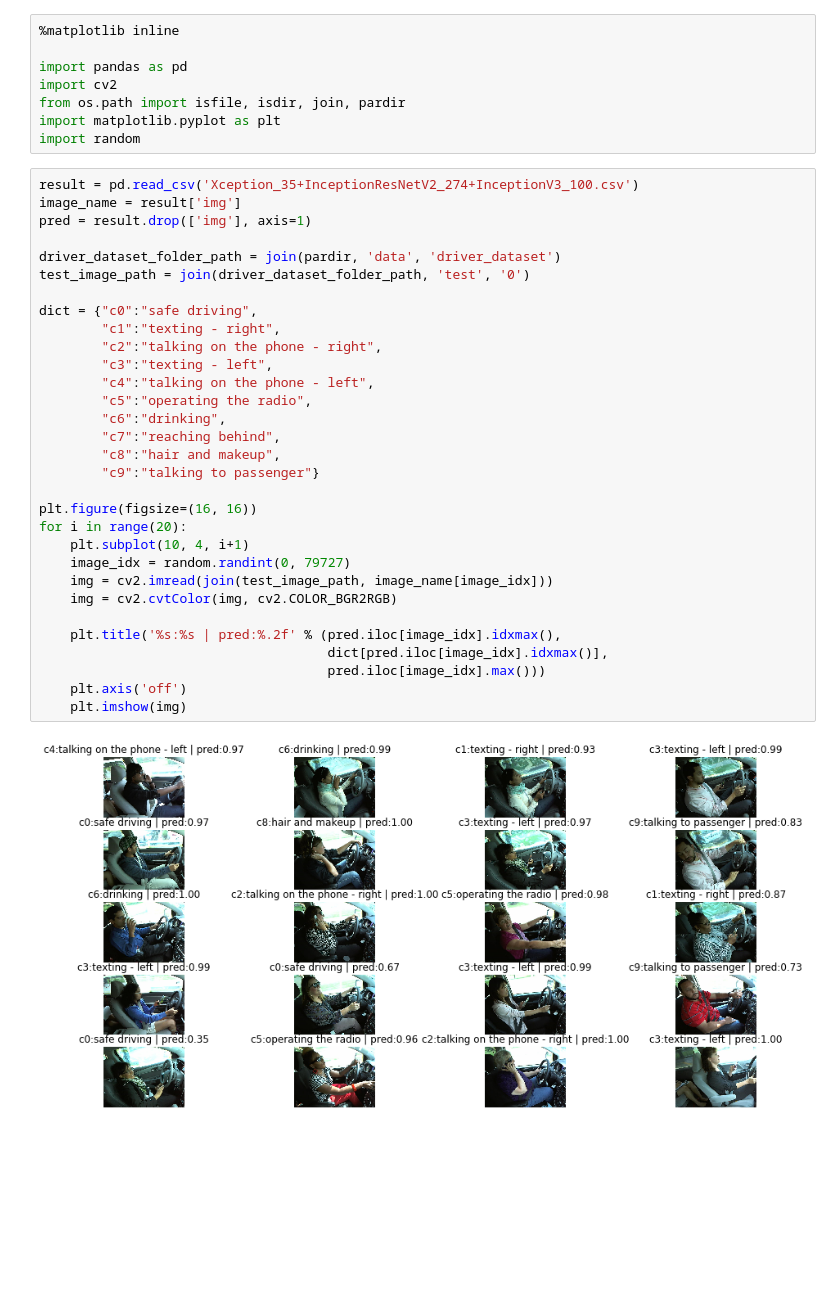
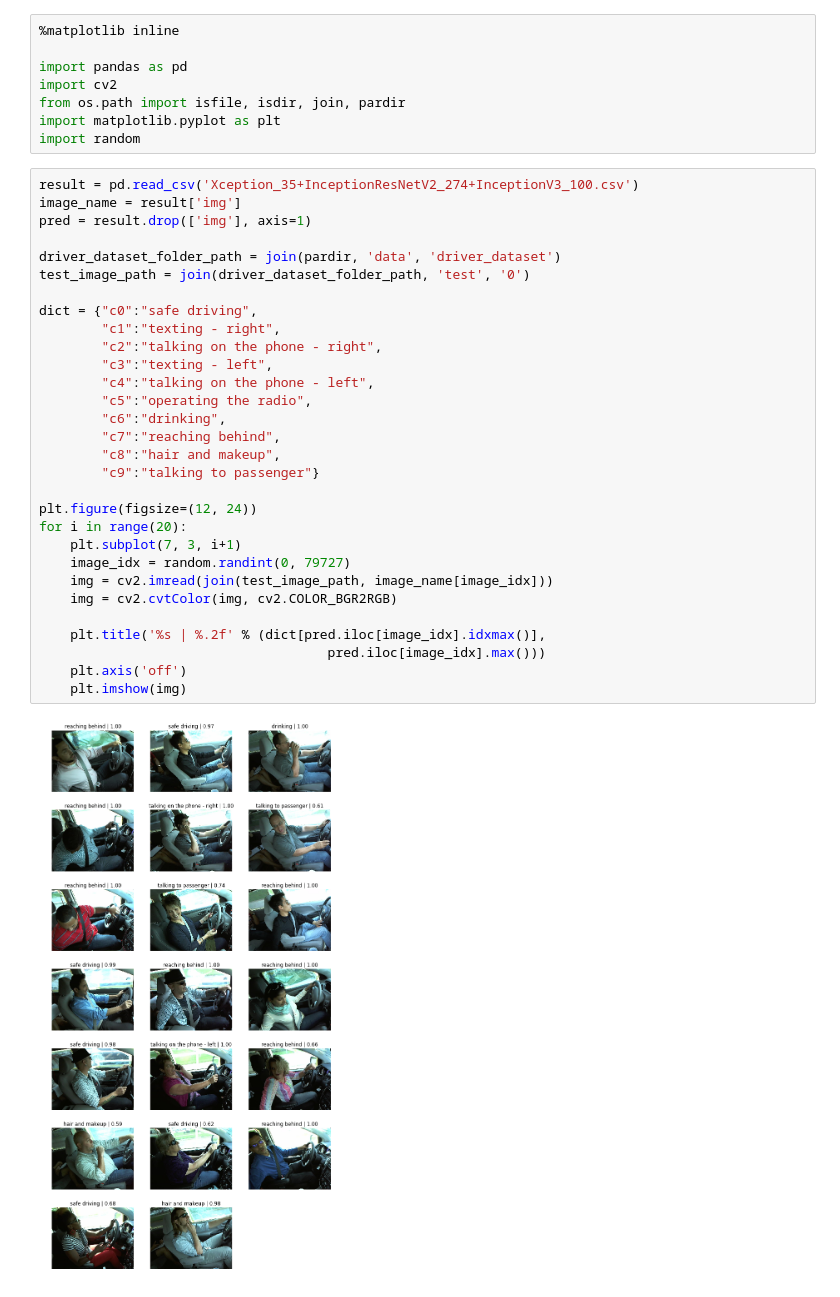
Before and after one commit to claudehotline/distracted_driver_detection, a Jupyter notebook: Visualization.ipynb, the cells around one changed output. Saved outputs shown, nothing was run; the diff lists cells and outputs as text; blank space fills up the shorter version.

```diff
--- a/Visualization.ipynb
+++ b/Visualization.ipynb
@@ -9,33 +9,32 @@ import random
 # %%
 result = pd.read_csv('Xception_35+InceptionResNetV2_274+InceptionV3_100.csv')
 image_name = result['img']
 pred = result.drop(['img'], axis=1)
 
 driver_dataset_folder_path = join(pardir, 'data', 'driver_dataset')
 test_image_path = join(driver_dataset_folder_path, 'test', '0')
 
 dict = {"c0":"safe driving",
         "c1":"texting - right",
         "c2":"talking on the phone - right",
         "c3":"texting - left",
         "c4":"talking on the phone - left",
         "c5":"operating the radio",
         "c6":"drinking",
         "c7":"reaching behind",
         "c8":"hair and makeup",
         "c9":"talking to passenger"}
 
-plt.figure(figsize=(16, 16))
+plt.figure(figsize=(12, 24))
 for i in range(20):
-    plt.subplot(10, 4, i+1)
+    plt.subplot(7, 3, i+1)
     image_idx = random.randint(0, 79727)
     img = cv2.imread(join(test_image_path, image_name[image_idx]))
     img = cv2.cvtColor(img, cv2.COLOR_BGR2RGB)
 
-    plt.title('%s:%s | pred:%.2f' % (pred.iloc[image_idx].idxmax(),
-                                     dict[pred.iloc[image_idx].idxmax()],
+    plt.title('%s | %.2f' % (dict[pred.iloc[image_idx].idxmax()],
                                      pred.iloc[image_idx].max()))
     plt.axis('off')
     plt.imshow(img)
 # %% [output]
-[figure, old version]
+[figure, new version]
```
Also changed, not shown: 6 other files.
